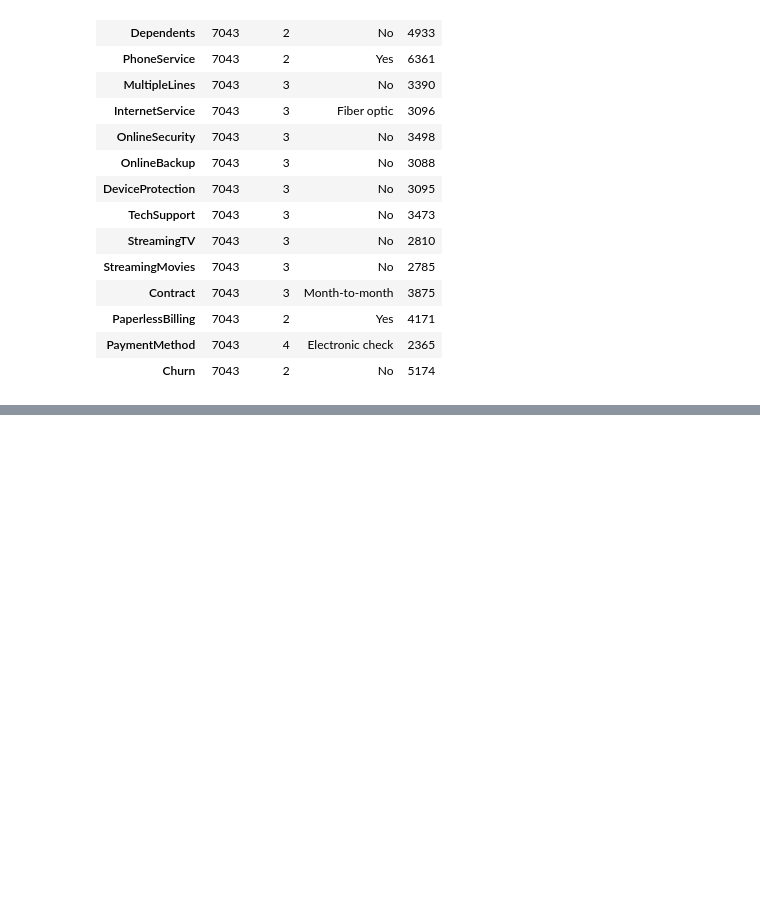
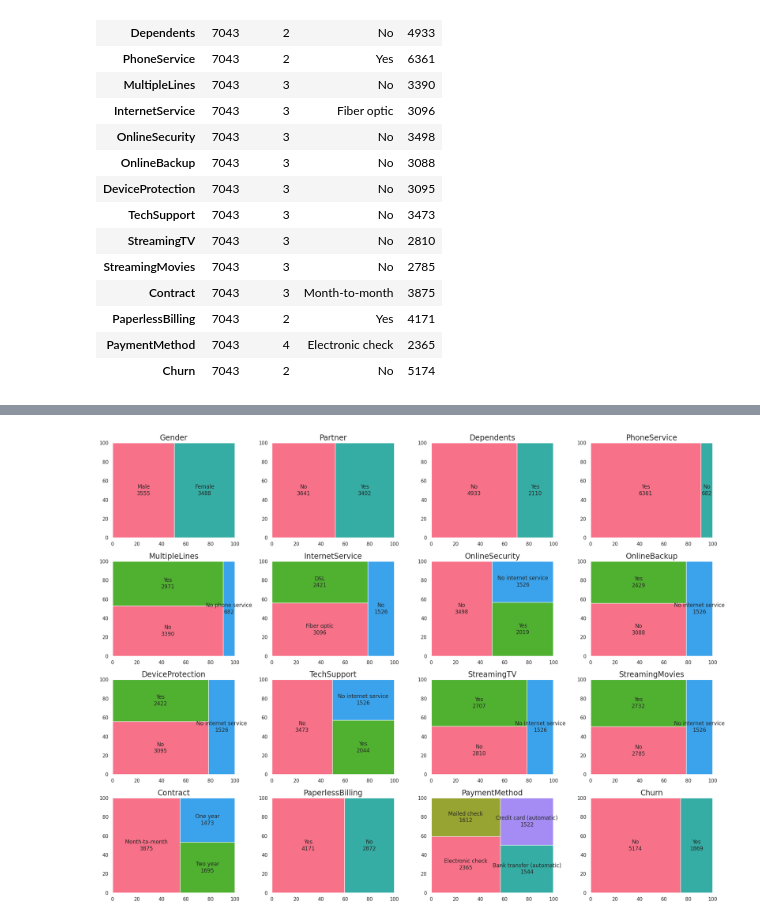
Before and after one commit to hyugai/MLOps-Classification-CustomerChurnTelco, a Jupyter notebook: notebook/exploratory_data_analysis.ipynb, the cells around one changed output, grey strips where cells are left out. Cells and saved outputs as stored; diff of their text form; code cells hidden in the pictures; blank space fills up the shorter version.

```diff
--- a/notebook/exploratory_data_analysis.ipynb
+++ b/notebook/exploratory_data_analysis.ipynb
@@ -111,0 +135,17 @@ plt.show()
+# %%
+# treemap
+names = np.array(cat_cols.copy())\
+    .reshape(4, 4)
+fig, axes = plt.subplots(nrows=4, ncols=4, sharex=False, sharey=False,
+                         figsize=(20, 15))
+
+for i in range(4):
+    for j in range(4):
+        plot_treemap(ax=axes[i, j], name=names[i, j])
+
+fig.savefig('../cache/graphs/univariate_treemap.png')
+
+plt.tight_layout()
+plt.show()
+# %% [output]
+[figure, added]
```
Also changed, not shown: parts of 4 cells of this notebook, 4 other files.
